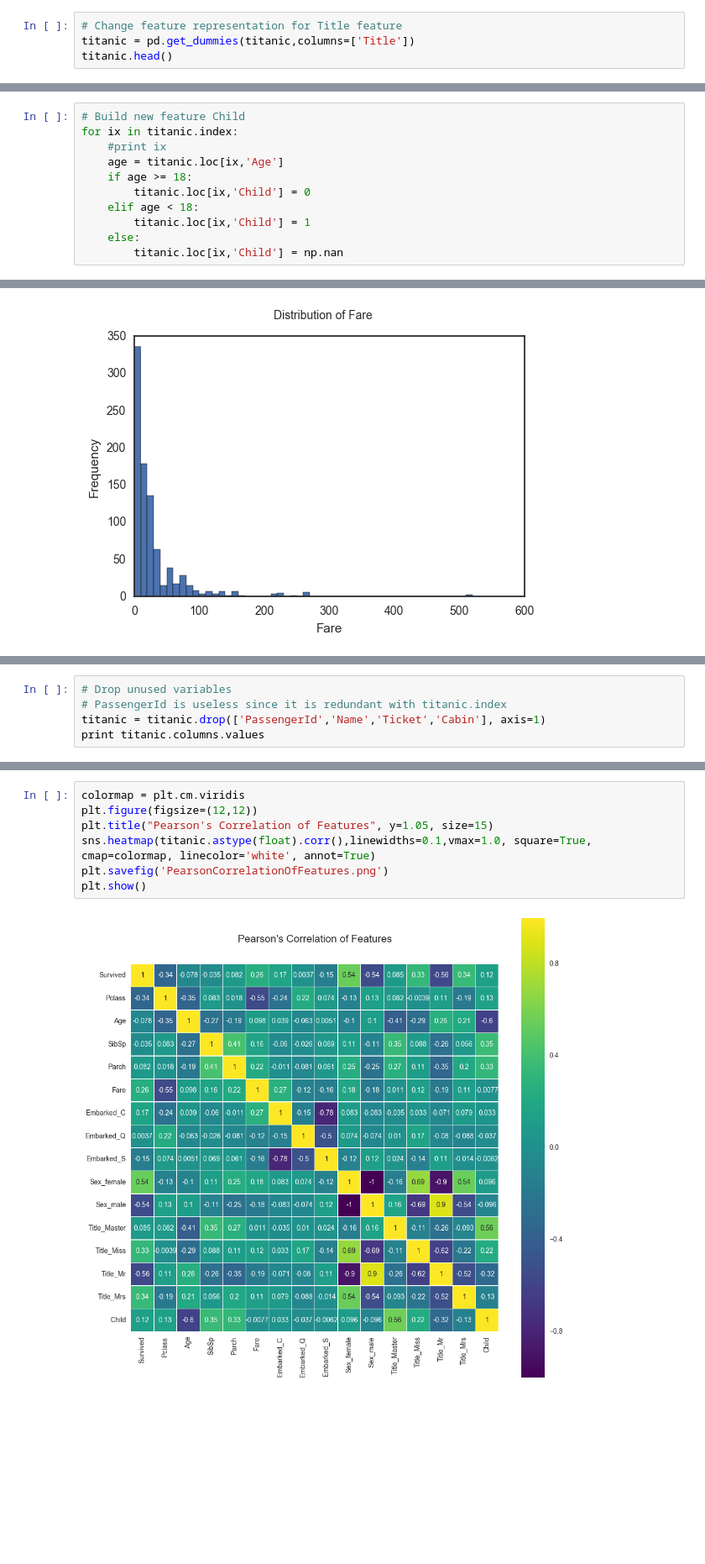
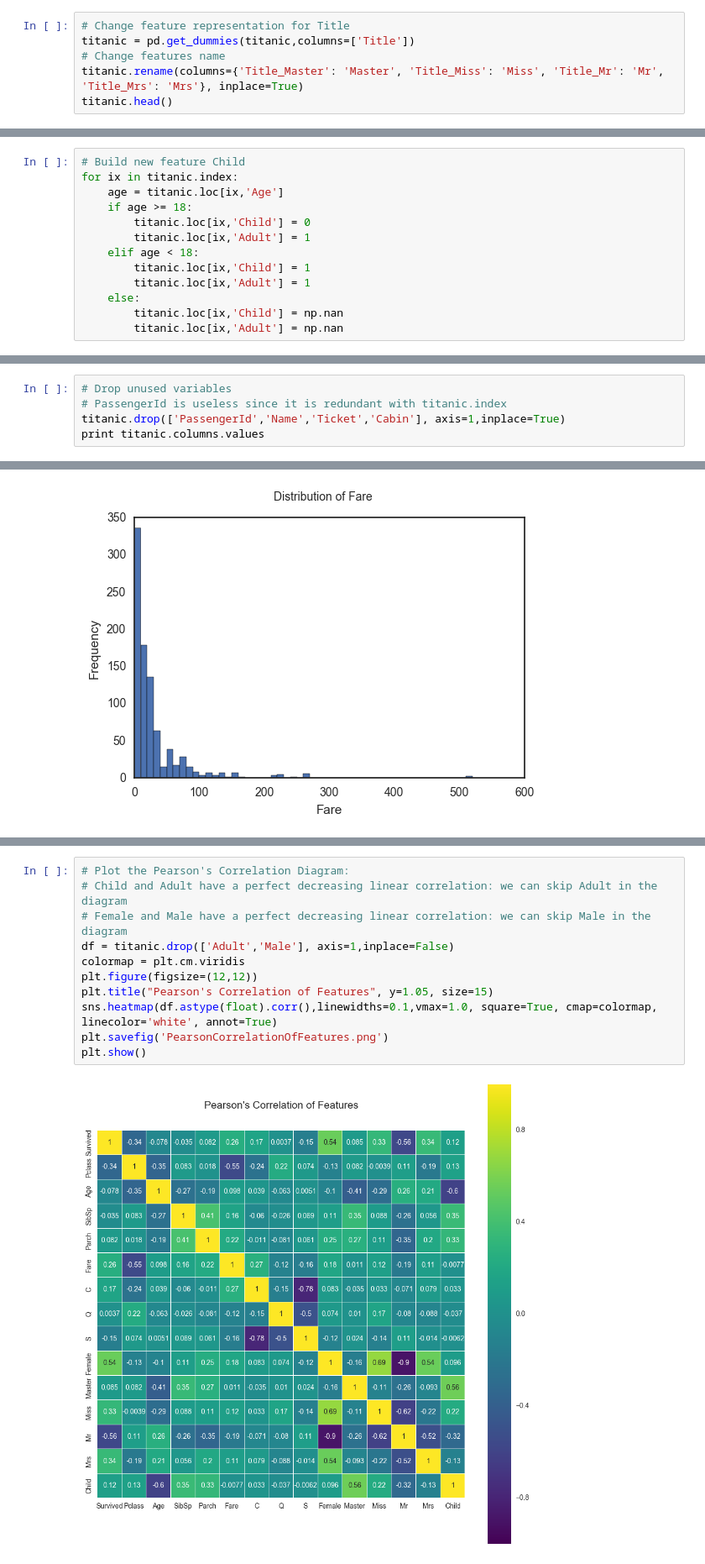
Before and after one commit to mamsdiallo/DAND, a Jupyter notebook: 2.IntroToDataAnalysis/Investigate Titanic Dataset/Titanic Dataset Notebook Coding.ipynb, the cells around one changed output, grey strips where cells are left out. Shown: that part at 84% size. Cells and saved outputs as stored; diff of their text form; blank space fills up the shorter version.

Commit message:
Deliver Titanic Dataset Analysis and Coding

```diff
--- a/2.IntroToDataAnalysis/Investigate Titanic Dataset/Titanic Dataset Notebook Coding.ipynb
+++ b/2.IntroToDataAnalysis/Investigate Titanic Dataset/Titanic Dataset Notebook Coding.ipynb
@@ -379,6 +337,8 @@ titanic.head()
 # %%
-# Change feature representation for Title feature
+# Change feature representation for Title
 titanic = pd.get_dummies(titanic,columns=['Title'])
+# Change features name
+titanic.rename(columns={'Title_Master': 'Master', 'Title_Miss': 'Miss', 'Title_Mr': 'Mr', 'Title_Mrs': 'Mrs'}, inplace=True)
 titanic.head()
 # %% [output]
 |  | PassengerId | Survived | Pclass | Name | Age | SibSp | Parch | Ticket | Fare | Cabin | ... |
@@ -392,14 +352,16 @@ titanic.head()
 # %%
 # Build new feature Child
 for ix in titanic.index:
-    #print ix
     age = titanic.loc[ix,'Age']
     if age >= 18:
         titanic.loc[ix,'Child'] = 0
+        titanic.loc[ix,'Adult'] = 1
     elif age < 18:
         titanic.loc[ix,'Child'] = 1
+        titanic.loc[ix,'Adult'] = 1
     else:
         titanic.loc[ix,'Child'] = np.nan
+        titanic.loc[ix,'Adult'] = np.nan
 # %% [markdown]
 ## Features distribution
 # %%
@@ -466,0 +424,5 @@ titanic.mode()
+# %%
+# Drop unused variables
+# PassengerId is useless since it is redundant with titanic.index
+titanic.drop(['PassengerId','Name','Ticket','Cabin'], axis=1,inplace=True)
+print titanic.columns.values
@@ -539,5 +511,0 @@ plt.show()
-# %%
-# Drop unused variables
-# PassengerId is useless since it is redundant with titanic.index
-titanic = titanic.drop(['PassengerId','Name','Ticket','Cabin'], axis=1)
-print titanic.columns.values
@@ -552,11 +516,15 @@ plt.savefig('RelationFarevsAge.png')
 # %% [output]
 [figure]
 # %%
+# Plot the Pearson's Correlation Diagram:
+# Child and Adult have a perfect decreasing linear correlation: we can skip Adult in the diagram
+# Female and Male have a perfect decreasing linear correlation: we can skip Male in the diagram
+df = titanic.drop(['Adult','Male'], axis=1,inplace=False)
 colormap = plt.cm.viridis
 plt.figure(figsize=(12,12))
 plt.title("Pearson's Correlation of Features", y=1.05, size=15)
-sns.heatmap(titanic.astype(float).corr(),linewidths=0.1,vmax=1.0, square=True, cmap=colormap, linecolor='white', annot=True)
+sns.heatmap(df.astype(float).corr(),linewidths=0.1,vmax=1.0, square=True, cmap=colormap, linecolor='white', annot=True)
 plt.savefig('PearsonCorrelationOfFeatures.png')
 plt.show()
 # %% [output]
-[figure, old version]
+[figure, new version]
```
Also changed, not shown: parts of 43 cells of this notebook, 14 other files.
